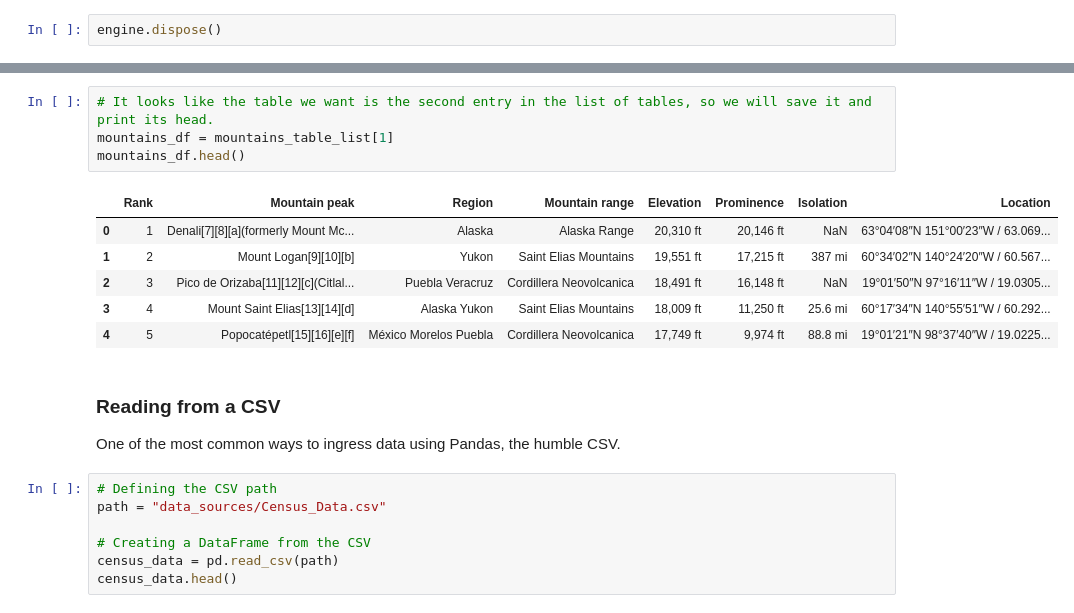
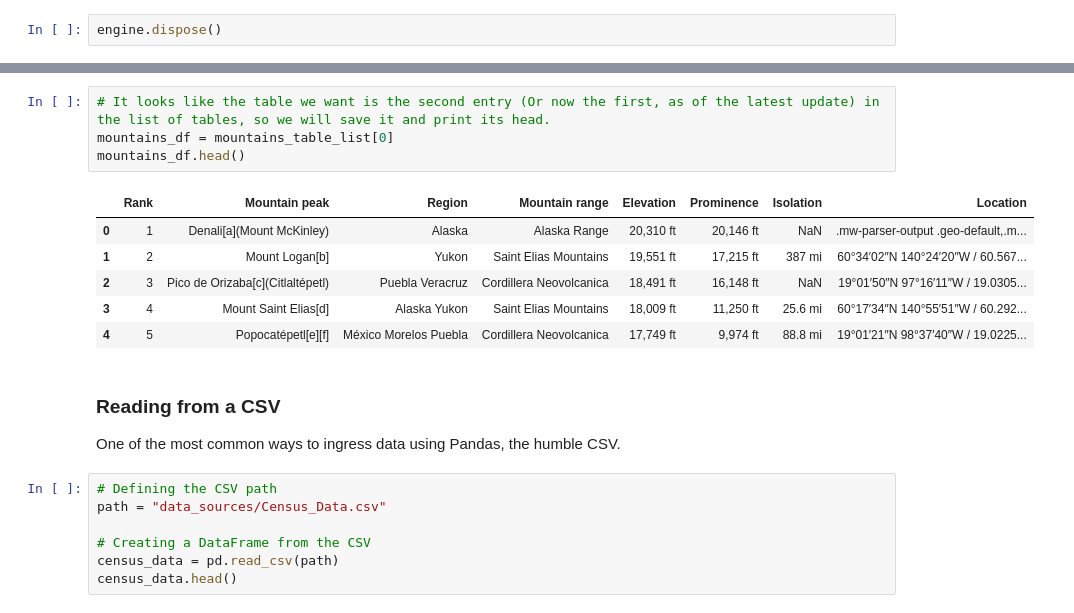
Before and after one commit to faradical/Data-Study-Hall, a Jupyter notebook: Pandas/Pandas_Fundamentals.ipynb, the cells around one changed output, grey strips where cells are left out. Drawn from its saved outputs; the diff is of its cells as text.

```diff
--- a/Pandas/Pandas_Fundamentals.ipynb
+++ b/Pandas/Pandas_Fundamentals.ipynb
@@ -204,15 +288,16 @@ mountains_table_list[1]
 # %%
-# It looks like the table we want is the second entry in the list of tables, so we will save it and print its head.
-mountains_df = mountains_table_list[1]
+# It looks like the table we want is the second entry (Or now the first, as of the latest update) in the list of tables, so we will save it and print its head.
+mountains_df = mountains_table_list[0]
 mountains_df.head()
 # %% [output]
 |  | Rank | Mountain peak | Region | Mountain range | Elevation | Prominence | Isolation | Location |
-| 0 | 1 | Denali[7][8][a](formerly Mount Mc... | Alaska | Alaska Range | 20,310 ft | 20,146 ft | NaN | 63°04′08″N 151°00′23″W﻿ / ﻿63.069... |
-| 1 | 2 | Mount Logan[9][10][b] | Yukon | Saint Elias Mountains | 19,551 ft | 17,215 ft | 387 mi | 60°34′02″N 140°24′20″W﻿ / ﻿60.567... |
-| 2 | 3 | Pico de Orizaba[11][12][c](Citlal... | Puebla Veracruz | Cordillera Neovolcanica | 18,491 ft | 16,148 ft | NaN | 19°01′50″N 97°16′11″W﻿ / ﻿19.0305... |
-| 3 | 4 | Mount Saint Elias[13][14][d] | Alaska Yukon | Saint Elias Mountains | 18,009 ft | 11,250 ft | 25.6 mi | 60°17′34″N 140°55′51″W﻿ / ﻿60.292... |
-| 4 | 5 | Popocatépetl[15][16][e][f] | México Morelos Puebla | Cordillera Neovolcanica | 17,749 ft | 9,974 ft | 88.8 mi | 19°01′21″N 98°37′40″W﻿ / ﻿19.0225... |
+| 0 | 1 | Denali[a](Mount McKinley) | Alaska | Alaska Range | 20,310 ft | 20,146 ft | NaN | .mw-parser-output .geo-default,.m... |
+| 1 | 2 | Mount Logan[b] | Yukon | Saint Elias Mountains | 19,551 ft | 17,215 ft | 387 mi | 60°34′02″N 140°24′20″W﻿ / ﻿60.567... |
+| 2 | 3 | Pico de Orizaba[c](Citlaltépetl) | Puebla Veracruz | Cordillera Neovolcanica | 18,491 ft | 16,148 ft | NaN | 19°01′50″N 97°16′11″W﻿ / ﻿19.0305... |
+| 3 | 4 | Mount Saint Elias[d] | Alaska Yukon | Saint Elias Mountains | 18,009 ft | 11,250 ft | 25.6 mi | 60°17′34″N 140°55′51″W﻿ / ﻿60.292... |
+| 4 | 5 | Popocatépetl[e][f] | México Morelos Puebla | Cordillera Neovolcanica | 17,749 ft | 9,974 ft | 88.8 mi | 19°01′21″N 98°37′40″W﻿ / ﻿19.0225... |
 # %% [markdown]
+<a id="2.5"></a>
 ### Reading from a CSV
 One of the most common ways to ingress data using Pandas, the humble CSV.
 # %%
```
Also changed, not shown: parts of 76 cells of this notebook, 1 other file.
